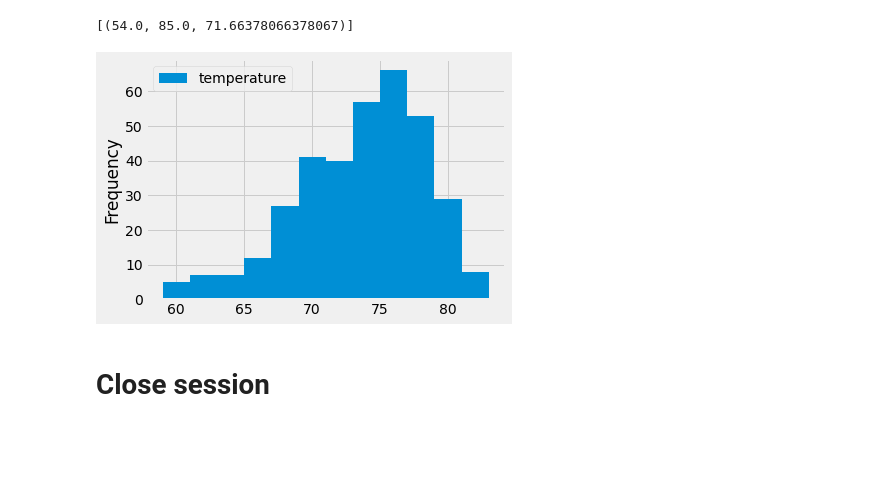
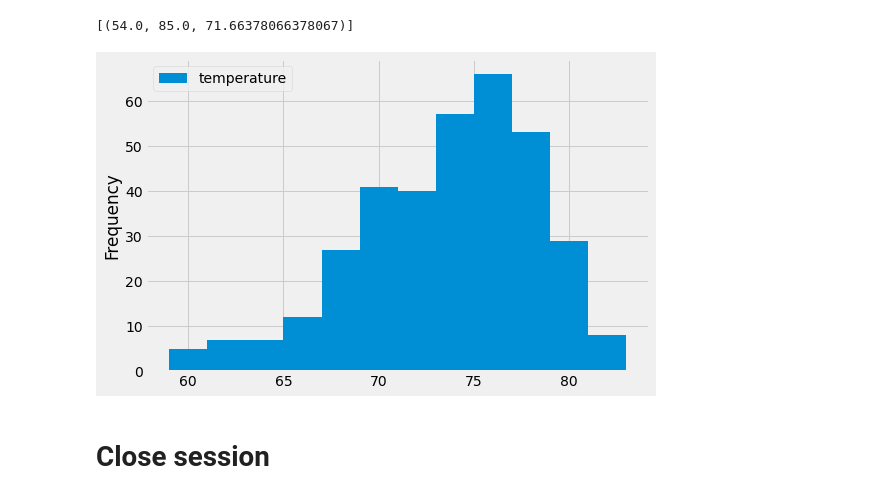
Before and after one commit to jfraz027/SQLalchemy-challenge, a Jupyter notebook: climate_starter.ipynb, the cells around one changed output. Drawn from its saved outputs; the diff is of its cells as text; code cells hidden in the pictures; blank space fills up the shorter version.

Commit message:
update plot

```diff
--- a/climate_starter.ipynb
+++ b/climate_starter.ipynb
@@ -151,18 +146,18 @@ temps
 # %%
 # Using the most active station id
 # Query the last 12 months of temperature observation data for this station and plot the results as a histogram
 year_temps = session.query(measurement.date, measurement.tobs).filter(measurement.station == most_active_station).\
     filter(func.strftime("%Y-%m-%d", measurement.date) >= dt.date(2016, 8, 23)).all()
 
 #save as a data frame
 year_temps_df = pd.DataFrame(year_temps, columns = ['date', 'temperature'])
 
-fig, ax = plt.subplots()
+fig, ax = plt.subplots(figsize = (8, 5) )
 year_temps_df.plot.hist(bins = 12, ax = ax)
 plt.tight_layout()
 plt.show()
 # %% [output]
-[figure, old version]
+[figure, new version]
 # %% [markdown]
 # Close session
 # %%
```
Also changed, not shown: parts of 1 cell of this notebook.
